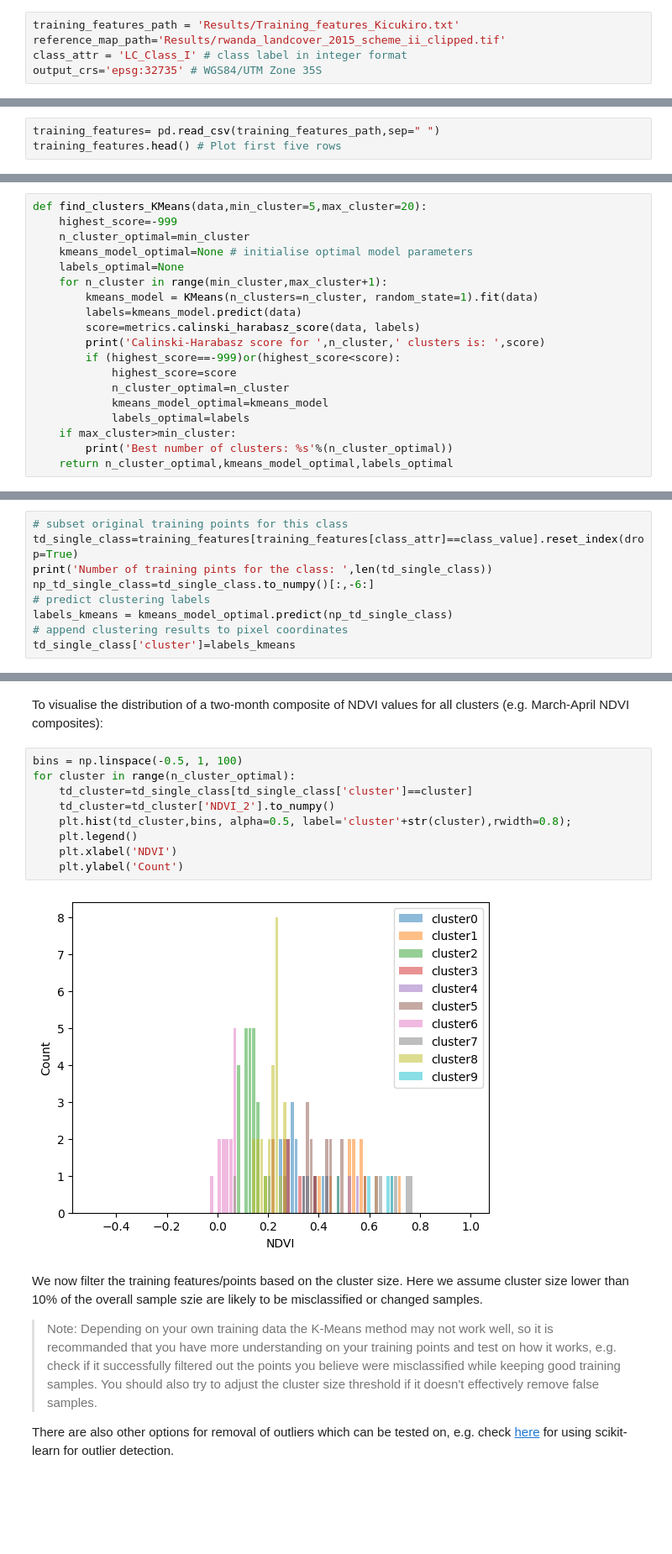
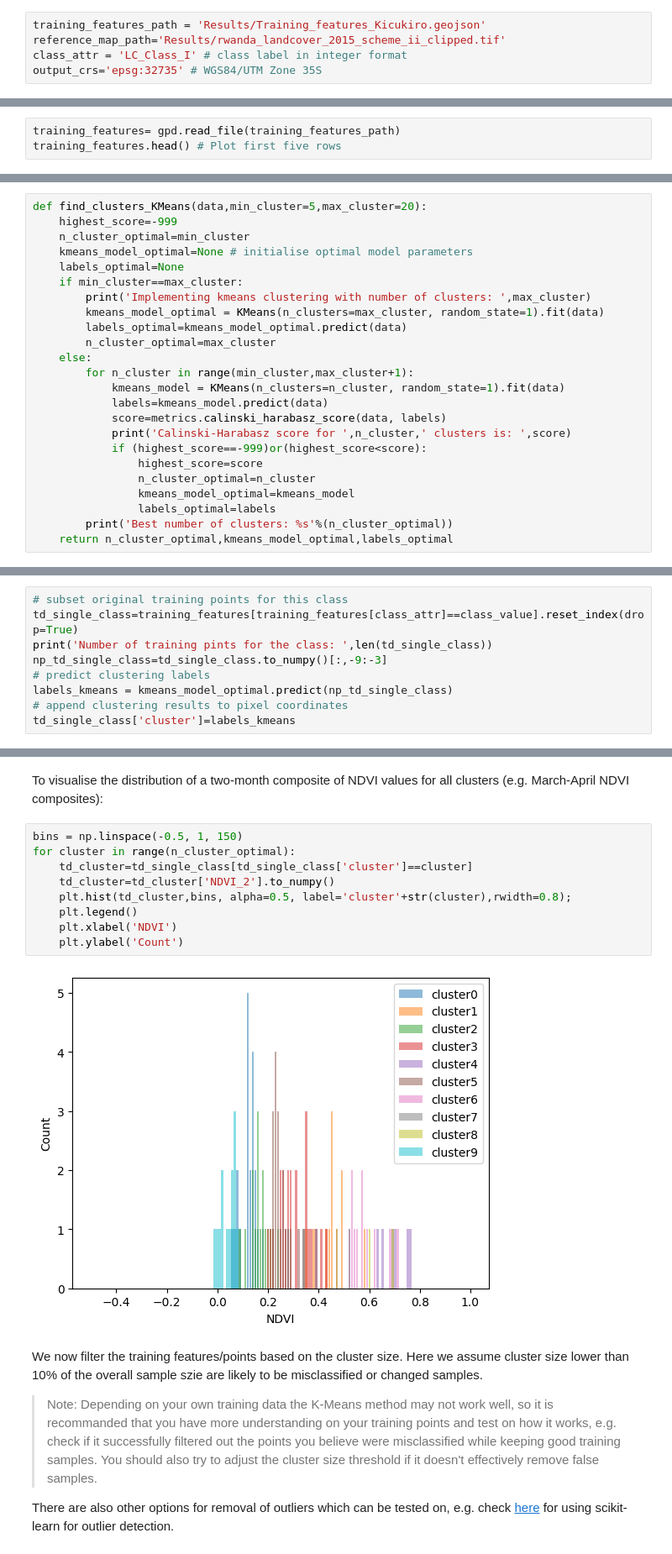
Before and after one commit to frontiersi/FAO_LC_workshop_Rwanda, a Jupyter notebook: 2_Filter_Training_Data.ipynb, the cells around one changed output, grey strips where cells are left out. Shown at 84% size. Drawn from its saved outputs; the diff is of its cells as text; blank space fills up the shorter version.

```diff
--- a/2_Filter_Training_Data.ipynb
+++ b/2_Filter_Training_Data.ipynb
@@ -44,7 +44,7 @@ import matplotlib.pyplot as plt
 * `class_attr`: This is the name of column in your shapefile/geojson file attribute table that contains the class labels. **The class labels must be integers**
 * `output_crs`: Output spatial reference system.
 # %%
-training_features_path = 'Results/Training_features_Kicukiro.txt'
+training_features_path = 'Results/Training_features_Kicukiro.geojson'
 reference_map_path='Results/rwanda_landcover_2015_scheme_ii_clipped.tif'
 class_attr = 'LC_Class_I' # class label in integer format
 output_crs='epsg:32735' # WGS84/UTM Zone 35S
@@ -53,7 +53,7 @@ output_crs='epsg:32735' # WGS84/UTM Zone 35S
 
 We now load the training features .txt file using `geopandas`. The pandas dataframe should contain columns `class_attr` identifying class labels and the bi-monthly geomedians of the nine spectral bands and NDVI that we extracted through previous module. It also contains the coordinates and geometry columns.
 # %%
-training_features= pd.read_csv(training_features_path,sep=" ")
+training_features= gpd.read_file(training_features_path)
 training_features.head() # Plot first five rows
 # %% [output]
 |  | LC_Class_I | blue_0 | blue_1 | blue_2 | blue_3 | blue_4 | blue_5 | green_0 | green_1 | green_2 | ... | ... |
@@ -193,17 +193,22 @@ def find_clusters_KMeans(data,min_cluster=5,max_cluster=20):
     n_cluster_optimal=min_cluster
     kmeans_model_optimal=None # initialise optimal model parameters
     labels_optimal=None
-    for n_cluster in range(min_cluster,max_cluster+1):
-        kmeans_model = KMeans(n_clusters=n_cluster, random_state=1).fit(data)
-        labels=kmeans_model.predict(data)
-        score=metrics.calinski_harabasz_score(data, labels)
-        print('Calinski-Harabasz score for ',n_cluster,' clusters is: ',score)
-        if (highest_score==-999)or(highest_score<score):
-            highest_score=score
-            n_cluster_optimal=n_cluster
-            kmeans_model_optimal=kmeans_model
-            labels_optimal=labels
-    if max_cluster>min_cluster:
+    if min_cluster==max_cluster:
+        print('Implementing kmeans clustering with number of clusters: ',max_cluster)
+        kmeans_model_optimal = KMeans(n_clusters=max_cluster, random_state=1).fit(data)
+        labels_optimal=kmeans_model_optimal.predict(data)
+        n_cluster_optimal=max_cluster
+    else:
+        for n_cluster in range(min_cluster,max_cluster+1):
+            kmeans_model = KMeans(n_clusters=n_cluster, random_state=1).fit(data)
+            labels=kmeans_model.predict(data)
+            score=metrics.calinski_harabasz_score(data, labels)
+            print('Calinski-Harabasz score for ',n_cluster,' clusters is: ',score)
+            if (highest_score==-999)or(highest_score<score):
+                highest_score=score
+                n_cluster_optimal=n_cluster
+                kmeans_model_optimal=kmeans_model
+                labels_optimal=labels
         print('Best number of clusters: %s'%(n_cluster_optimal))
     return n_cluster_optimal,kmeans_model_optimal,labels_optimal
 # %% [markdown]
@@ -248,7 +253,7 @@ After identifying the optimal clustering, we can apply the optimal K-Means model
 # subset original training points for this class
 td_single_class=training_features[training_features[class_attr]==class_value].reset_index(drop=True)
 print('Number of training pints for the class: ',len(td_single_class))
-np_td_single_class=td_single_class.to_numpy()[:,-6:]
+np_td_single_class=td_single_class.to_numpy()[:,-9:-3]
 # predict clustering labels
 labels_kmeans = kmeans_model_optimal.predict(np_td_single_class)
 # append clustering results to pixel coordinates
@@ -258,16 +263,16 @@ Number of training pints for the class:  126
 # %% [markdown]
 To visualise the distribution of a two-month composite of NDVI values for all clusters (e.g. March-April NDVI composites):
 # %%
-bins = np.linspace(-0.5, 1, 100)
+bins = np.linspace(-0.5, 1, 150)
 for cluster in range(n_cluster_optimal):
     td_cluster=td_single_class[td_single_class['cluster']==cluster]
     td_cluster=td_cluster['NDVI_2'].to_numpy()
     plt.hist(td_cluster,bins, alpha=0.5, label='cluster'+str(cluster),rwidth=0.8);
     plt.legend()
     plt.xlabel('NDVI')
     plt.ylabel('Count')
 # %% [output]
-[figure, old version]
+[figure, new version]
 # %% [markdown]
 We now filter the training features/points based on the cluster size. Here we assume cluster size lower than 10% of the overall sample szie are likely to be misclassified or changed samples.
 >Note: Depending on your own training data the K-Means method may not work well, so it is recommanded that you have more understanding on your training points and test on how it works, e.g. check if it successfully filtered out the points you believe were misclassified while keeping good training samples. You should also try to adjust the cluster size threshold if it doesn't effectively remove false samples.
```
Also changed, not shown: parts of 15 cells of this notebook, 8 other files.
